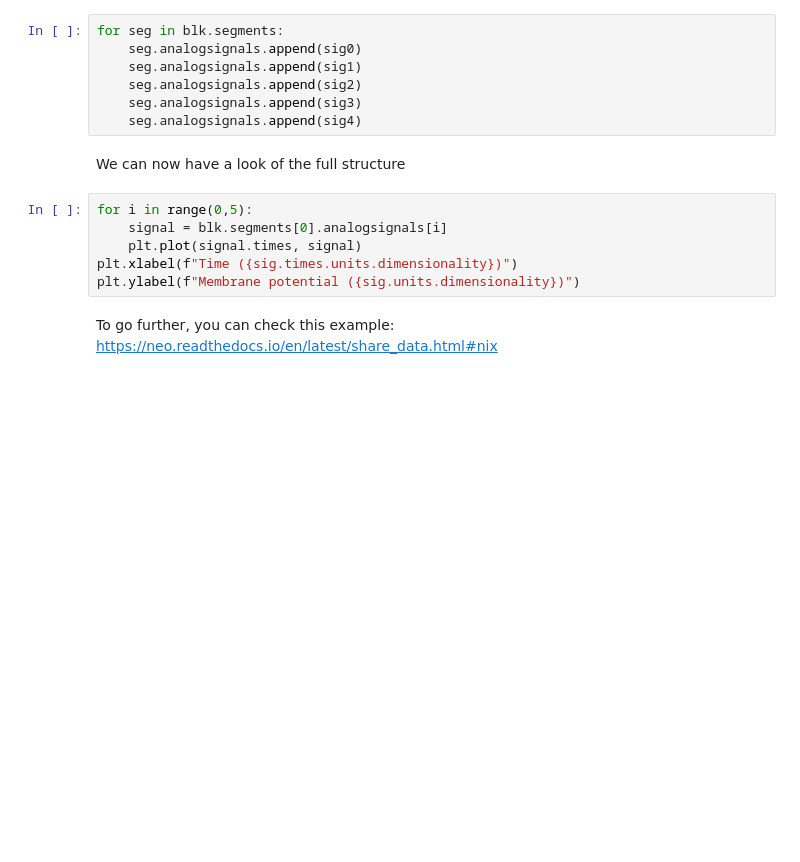
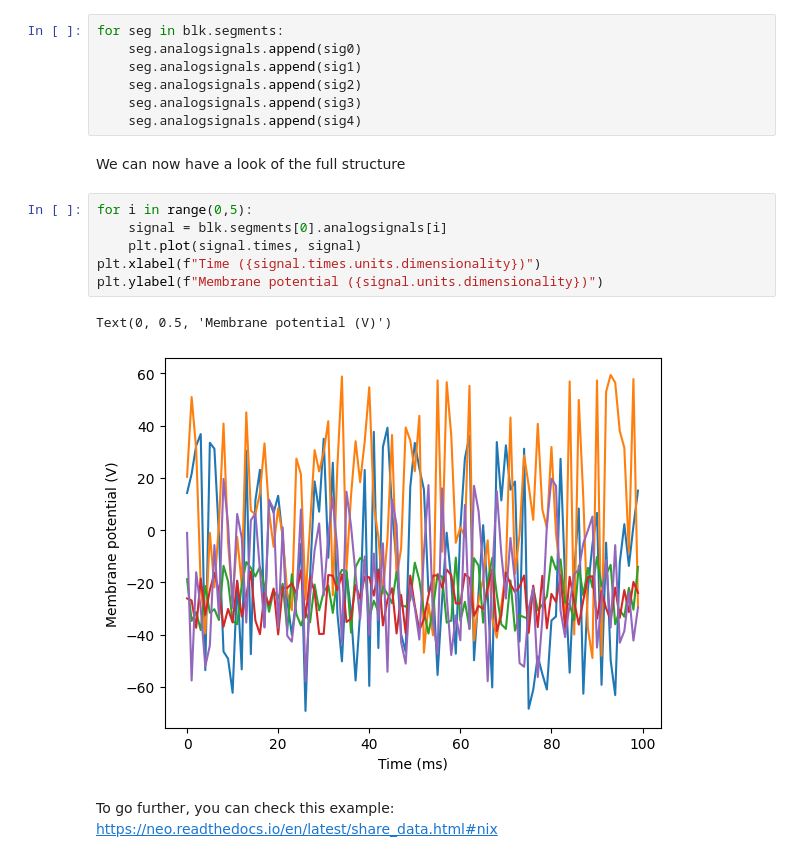
Before and after one commit to NeuroPSI-Neuroinformatics/NeuralNet-2024-Minischool, a Jupyter notebook: case-studies/01-Case study for data reuse with EBRAINS knowledge Graph/SalgueiroPereiraMarie2020-solutions.ipynb, the cells around one changed output. Cells and saved outputs as stored; diff of their text form; blank space fills up the shorter version.

```diff
--- a/case-studies/01-Case study for data reuse with EBRAINS knowledge Graph/SalgueiroPereiraMarie2020-solutions.ipynb
+++ b/case-studies/01-Case study for data reuse with EBRAINS knowledge Graph/SalgueiroPereiraMarie2020-solutions.ipynb
@@ -873,8 +896,11 @@ We can now have a look of the full structure
 # %%
 for i in range(0,5):
     signal = blk.segments[0].analogsignals[i]
     plt.plot(signal.times, signal)
-plt.xlabel(f"Time ({sig.times.units.dimensionality})")
-plt.ylabel(f"Membrane potential ({sig.units.dimensionality})")
+plt.xlabel(f"Time ({signal.times.units.dimensionality})")
+plt.ylabel(f"Membrane potential ({signal.units.dimensionality})")
+# %% [output]
+Text(0, 0.5, 'Membrane potential (V)')
+[figure, added]
 # %% [markdown]
 To go further, you can check this example: https://neo.readthedocs.io/en/latest/share_data.html#nix
```
Also changed, not shown: parts of 4 cells of this notebook.
